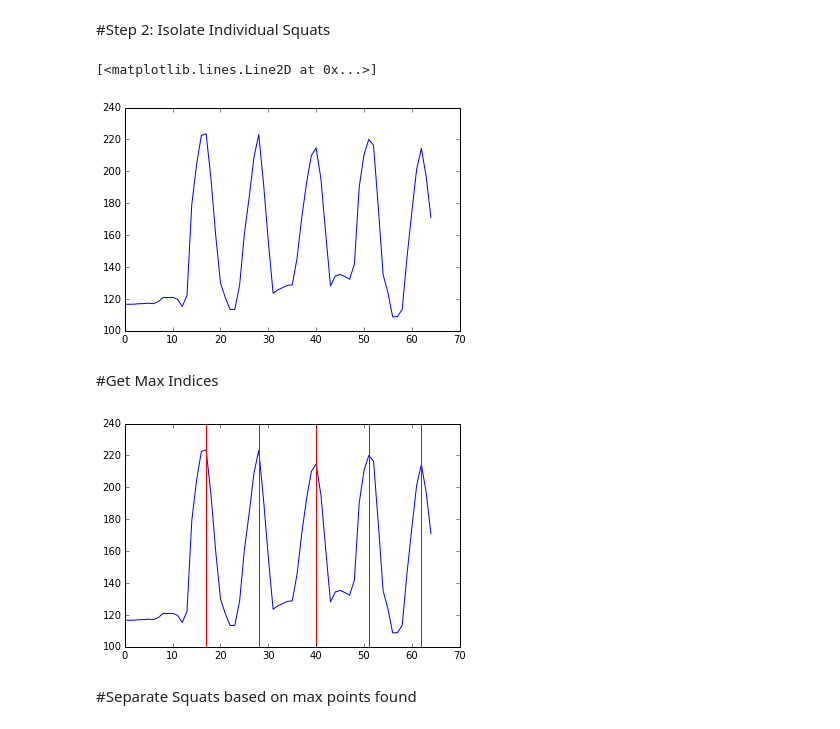
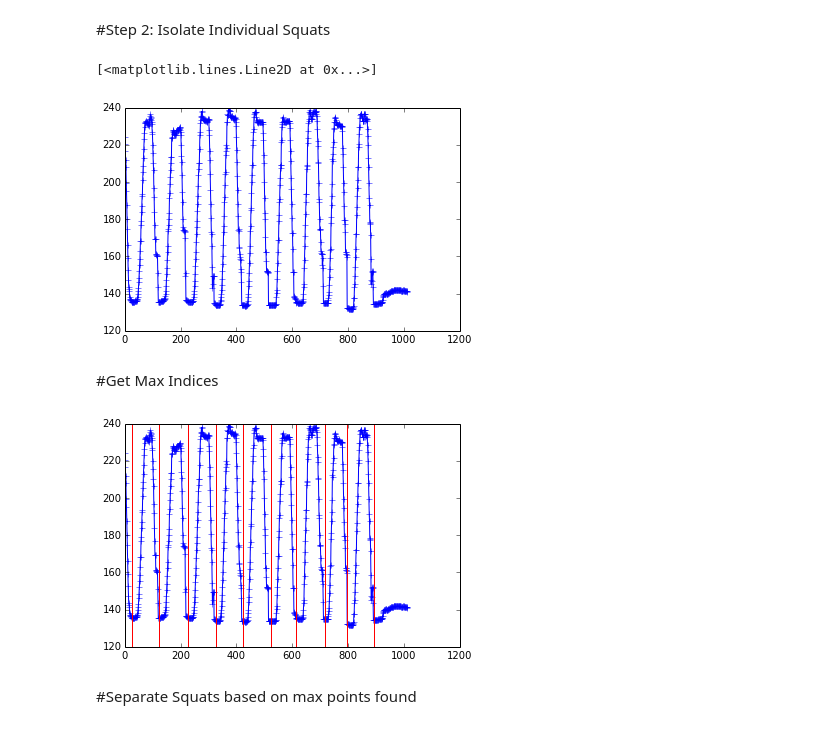
Before and after one commit to bgarcia7/ai_trainer, a Jupyter notebook: Data Preprocessing.ipynb, the cells around one changed output. Saved outputs shown, nothing was run; the diff lists cells and outputs as text; code cells hidden in the pictures.

```diff
--- a/Data Preprocessing.ipynb
+++ b/Data Preprocessing.ipynb
@@ -22,11 +22,11 @@ df = pd.DataFrame(data,columns=keys.columns)
 #Step 2: Isolate Individual Squats
 # %%
 #=====[ Extract y_coords for Neck -- provides a stable point of reference ]=====
-y_coords = [coord[1] for coord in df['Neck']]
-plt.plot(y_coords)
+y_coords = [coord for coord in df['NeckY']]
+plt.plot(y_coords,marker='+')
 # %% [output]
 [<matplotlib.lines.Line2D at 0x...>]
-[figure, old version]
+[figure, new version]
 # %% [markdown]
 #Get Max Indices
 # %%
@@ -52,12 +75,12 @@ def get_local_maxes(y_coords, epsilon=0.05, gamma=5):
 # %%
 #=====[ Get maxes and plot with y_coords ]=====
-maxes = get_local_maxes(y_coords)
-plt.plot(y_coords)
+mins = get_local_mins(y_coords)
+plt.plot(y_coords,marker='+')
 
-for divide in maxes:
+for divide in mins:
     plt.axvline(divide,color='r')
 # %% [output]
-[figure, old version]
+[figure, new version]
 # %% [markdown]
 #Separate Squats based on max points found
 # %%
```
Also changed, not shown: parts of 14 cells of this notebook, 19 other files.
